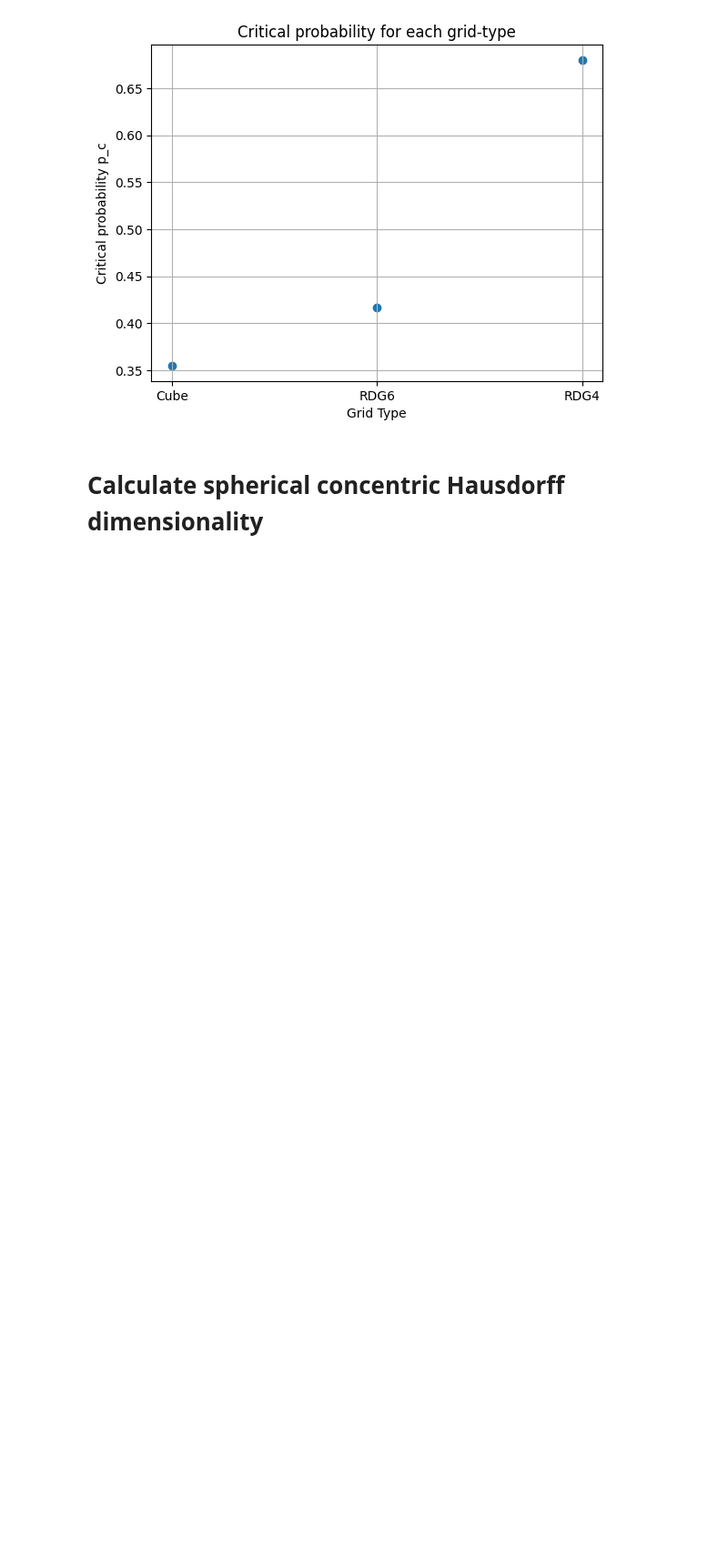
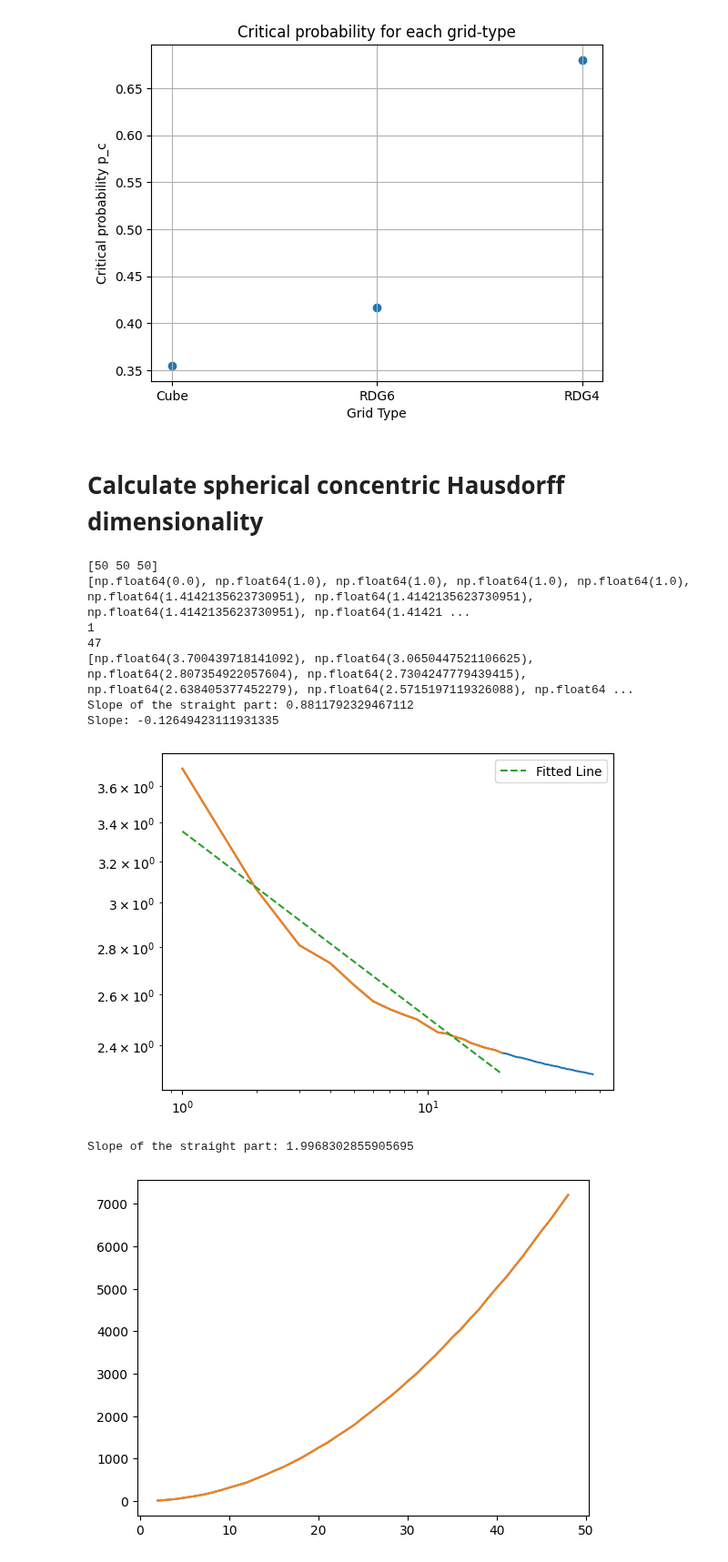
Before and after one commit to g-nilsson/spatial_discretizations_impact_on_simulations, a Jupyter notebook: stat_analysis.ipynb, the cells around one changed output. Shown at 91% size. Cells and saved outputs as stored; diff of their text form; code cells hidden in the pictures; blank space fills up the shorter version.

Commit message:
Collecting dimensionality data, writing code for dimensionality analysis

```diff
--- a/stat_analysis.ipynb
+++ b/stat_analysis.ipynb
@@ -894,0 +896,58 @@ for res in results:
+# %%
+example_3d = [[i, j, k] for i in range(100) for j in range(100) for k in range(100)]
+example_2d = [[50, i, j] for i in range(100) for j in range(100)]
+example_1d = [[50, 50, i] for i in range(100)]
+example_0d = [[50, 50, 50]]
+# %%
+logratio_res, raw_res = hausdorff_dim(N=100,
+                                      nu=0,
+                                      threshold=0.001,
+                                      shape_name="Cube",
+                                      lightning_size=10000,
+                                      N_is_cellcount = True,
+                                      test_structure_data=[example_2d])
+print(len(logratio_res))
+print(len(logratio_res[0]))
+
+for res in logratio_res:
+    # Fit a straight line to the straight part of the log-log plot
+    straight_part = res[:20]  # Adjust the range as needed to capture the straight part
+    print(res)
+    x = np.log([i for i in range(1, len(straight_part)+1)])
+    y = np.log([val for val in straight_part])
+    slope, intercept = np.polyfit(x, y, 1)
+    print(f"Slope of the straight part: {np.exp(slope)}")
+    print(f"Slope: {slope}")
+
+    plt.loglog(np.arange(1, len(res)+1), res)
+    plt.loglog(np.arange(1, len(straight_part)+1), straight_part)
+    plt.loglog(np.exp(x), np.exp(slope * x + intercept), label="Fitted Line", linestyle="--")
+    plt.legend()
+    plt.show()
+
+
+counts = [tup[1] for tup in raw_res[0]]
+
+straight_counts = counts[:]
+x = np.log([i for i in range(2, len(straight_counts)+2)])
+y = np.log(straight_counts)
+slope, intercept = np.polyfit(x, y, 1)
+print(f"Slope of the straight part: {slope}")
+
+plt.plot(list(range(2, len(counts)+2)), counts)
+plt.plot(list(range(2, len(straight_counts)+2)), straight_counts)
+plt.show()
+plt.loglog(range(2, len(counts)+2), counts)
+plt.loglog(np.exp(x), np.exp(slope * x + intercept), label="Fitted Line", linestyle="--")
+plt.show()
+# %% [output]
+[50 50 50]
+[np.float64(0.0), np.float64(1.0), np.float64(1.0), np.float64(1.0), np.float64(1.0), np.float64(1.4142135623730951), np.float64(1.4142135623730951), np.float64(1.4142135623730951), np.float64(1.41421 ...
+1
+47
+[np.float64(3.700439718141092), np.float64(3.0650447521106625), np.float64(2.807354922057604), np.float64(2.7304247779439415), np.float64(2.638405377452279), np.float64(2.5715197119326088), np.float64 ...
+Slope of the straight part: 0.8811792329467112
+Slope: -0.12649423111931335
+[figure, added]
+Slope of the straight part: 1.9968302855905695
+[figure, added]
```
Also changed, not shown: parts of 2 cells of this notebook, 14 other files.
